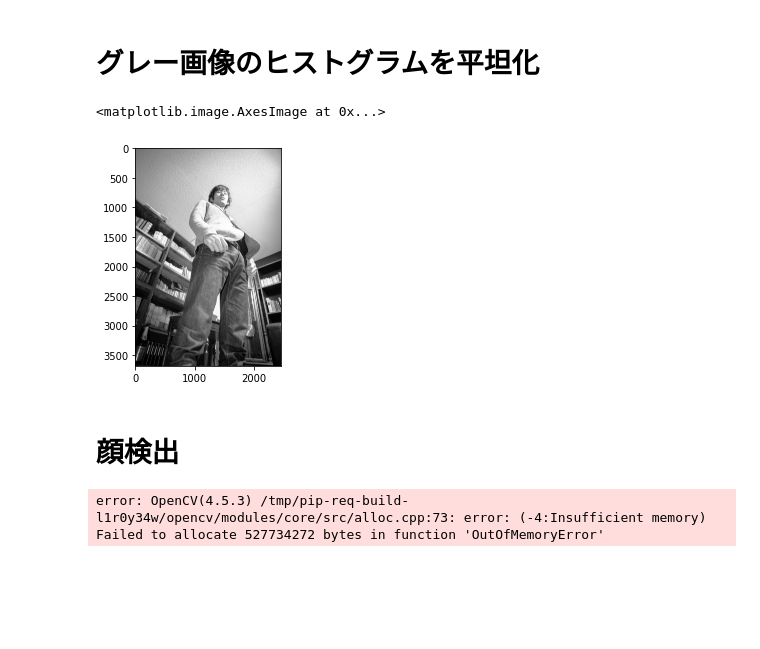
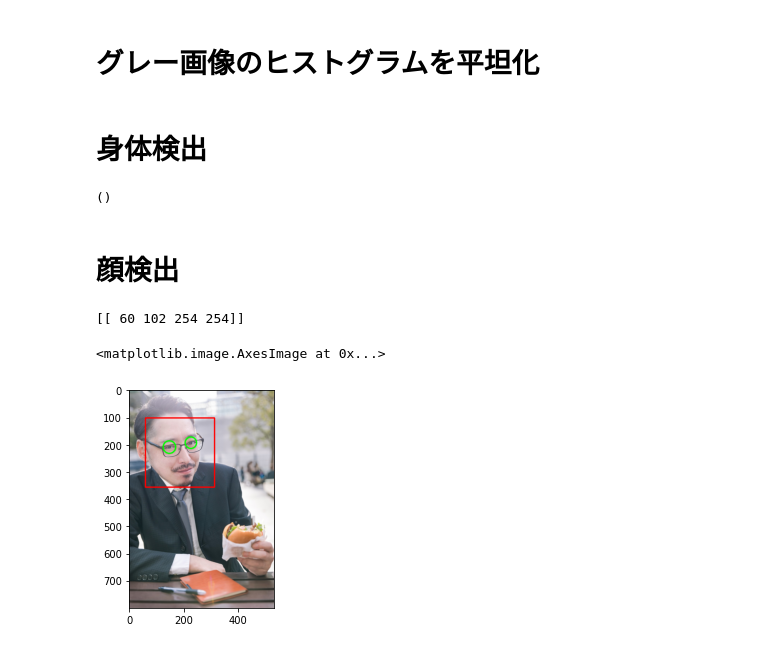
Before and after one commit to predora005/machine-learning-playground, a Jupyter notebook: 03.opencv/01.face_detection/01.haar_cascade_detection.ipynb, the cells around one changed output. Cells and saved outputs as stored; diff of their text form; code cells hidden in the pictures; blank space fills up the shorter version.

Commit message:
[update] OpenCVの顔検出を更新
 Changes to be committed:
	modified:   03.opencv/01.face_detection/01.haar_cascade_detection.ipynb

```diff
--- a/03.opencv/01.face_detection/01.haar_cascade_detection.ipynb
+++ b/03.opencv/01.face_detection/01.haar_cascade_detection.ipynb
@@ -93,5 +122,10 @@ img_gray = cv2.equalizeHist(img_gray)
 # %%
-plt.imshow(cv2.cvtColor(img_gray, cv2.COLOR_BGR2RGB))
+#plt.imshow(cv2.cvtColor(img_gray, cv2.COLOR_BGR2RGB))
-# %% [output]
-<matplotlib.image.AxesImage at 0x...>
-[figure, removed]
+# %% [markdown]
+# 身体検出
+# %%
+#bodies = body_cascade.detectMultiScale(img_gray)
+bodies = body_cascade.detectMultiScale(img_gray, scaleFactor=1.1, minNeighbors=3, flags=0, minSize=(0, 0))
+print(bodies)
+# %% [output]
+()
@@ -99,6 +137,10 @@ plt.imshow(cv2.cvtColor(img_gray, cv2.COLOR_BGR2RGB))
 # 顔検出
 # %%
 faces = face_cascade.detectMultiScale(img_gray)
+#faces = face_cascade.detectMultiScale(img_gray, scaleFactor=1.1, minNeighbors=3, flags=0, minSize=(0, 0))
+#faces = face_cascade.detectMultiScale(img_gray, scaleFactor=1.1, minNeighbors=3, flags=0, minSize=(0, 0))
+faces = face_cascade.detectMultiScale(img_gray, scaleFactor=1.1, minNeighbors=1, flags=0, minSize=(0, 0))
+print(faces)
 # %% [output]
-error: OpenCV(4.5.3) /tmp/pip-req-build-l1r0y34w/opencv/modules/core/src/alloc.cpp:73: error: (-4:Insufficient memory) Failed to allocate 527734272 bytes in function 'OutOfMemoryError'
+[[ 60 102 254 254]]
 # %%
@@ -117,2 +160,5 @@ for face in facs:
 # %%
-plt.imshow(cv2.cvtColor(img_gray, cv2.COLOR_BGR2RGB))
+plt.imshow(cv2.cvtColor(img, cv2.COLOR_BGR2RGB))
+# %% [output]
+<matplotlib.image.AxesImage at 0x...>
+[figure, added]
```
Also changed, not shown: parts of 13 cells of this notebook.
